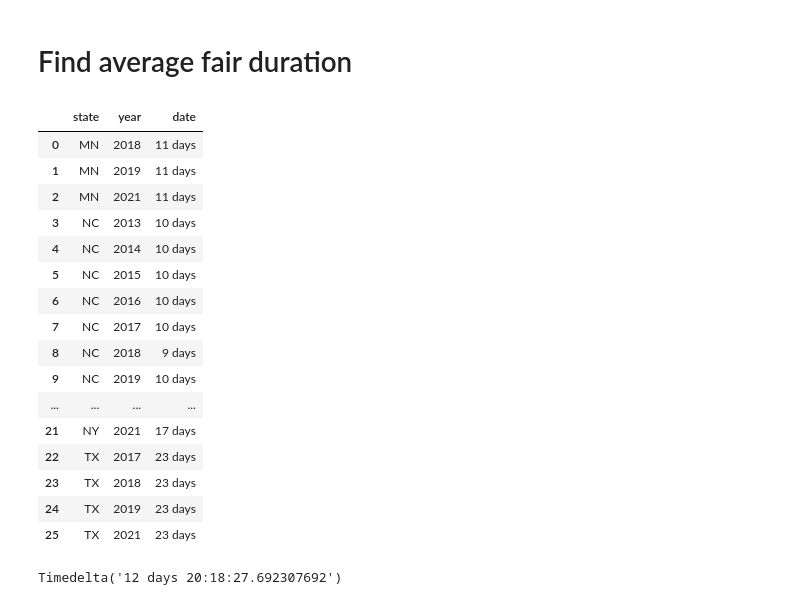
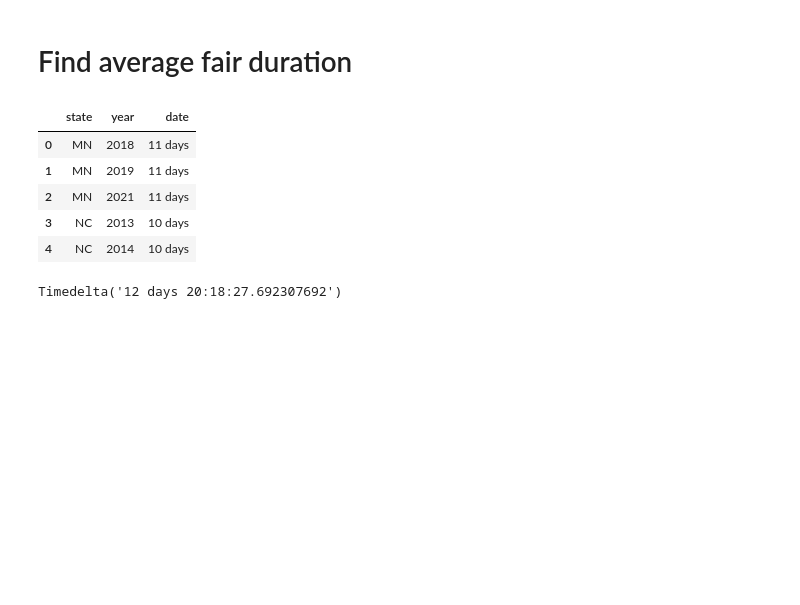
Before and after one commit to joyjixu/bev-state-fairs, a Jupyter notebook: state_fair_pilot_v7.ipynb, the cells around one changed output. Drawn from its saved outputs; the diff is of its cells as text; code cells hidden in the pictures; blank space fills up the shorter version.

```diff
--- a/state_fair_pilot_v7.ipynb
+++ b/state_fair_pilot_v7.ipynb
@@ -646,25 +484,14 @@ def add_insurance(prec_list, profit_list, threshold, payout, premium):
 # Find average fair duration
 # %%
 date_df = scaled_df.groupby(['state','year'],as_index=False)['date'].agg(np.ptp)
-date_df
+date_df.head()
 # %% [output]
 |  | state | year | date |
 | 0 | MN | 2018 | 11 days |
 | 1 | MN | 2019 | 11 days |
 | 2 | MN | 2021 | 11 days |
 | 3 | NC | 2013 | 10 days |
 | 4 | NC | 2014 | 10 days |
-| 5 | NC | 2015 | 10 days |
-| 6 | NC | 2016 | 10 days |
-| 7 | NC | 2017 | 10 days |
-| 8 | NC | 2018 | 9 days |
-| 9 | NC | 2019 | 10 days |
-| ... | ... | ... | ... |
-| 21 | NY | 2021 | 17 days |
-| 22 | TX | 2017 | 23 days |
-| 23 | TX | 2018 | 23 days |
-| 24 | TX | 2019 | 23 days |
-| 25 | TX | 2021 | 23 days |
 # %%
 date_df['date'].mean()
 # %% [output]
```
Also changed, not shown: parts of 68 cells of this notebook, 2 other files.
